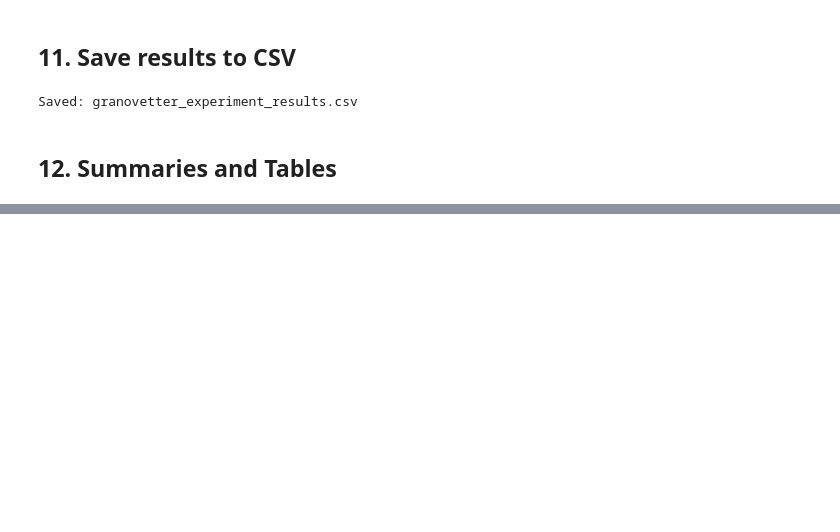
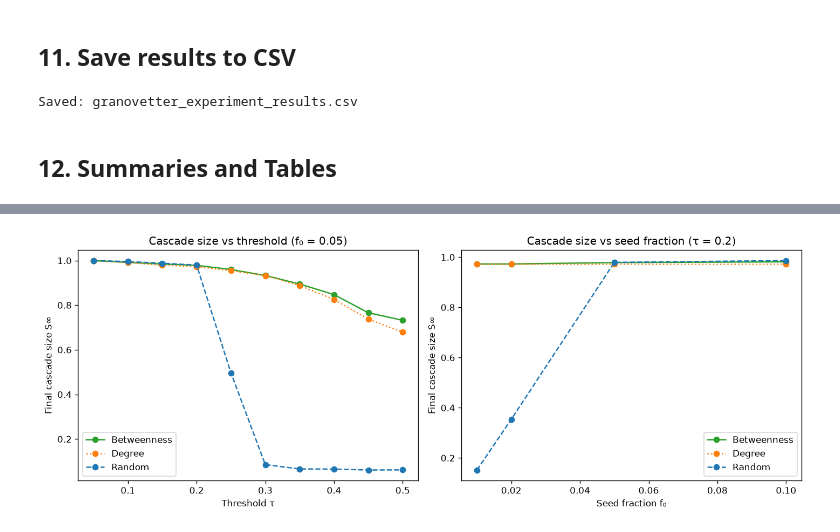
Before and after one commit to betsplie/mbdm, a Jupyter notebook: Assignment 2/Granovetter_Threshold_Experiments_v2_Hamsterster.ipynb, the cells around one changed output, grey strips where cells are left out. Cells and saved outputs as stored; diff of their text form; code cells hidden in the pictures; blank space fills up the shorter version.

```diff
--- a/Assignment 2/Granovetter_Threshold_Experiments_v2_Hamsterster.ipynb
+++ b/Assignment 2/Granovetter_Threshold_Experiments_v2_Hamsterster.ipynb
@@ -390,0 +346,32 @@ Completed 3 strategies in 10.6s
+# %%
+# Plots for both sweeps, with fixed linestyle per strategy
+STRAT_STYLES = {
+    "Random":      {"linestyle": "--"},
+    "Degree":      {"linestyle": ":"},
+    "Betweenness": {"linestyle": "-"},
+}
+
+fig, axes = plt.subplots(1, 2, figsize=(12, 4.5))
+
+for strat, group in df_tau.groupby("Strategy"):
+    means = group.groupby("tau")["FinalAdoption"].mean()
+    axes[0].plot(means.index, means.values, marker="o", label=strat,
+                 color=f"C{list(STRAT_STYLES).index(strat)}", **STRAT_STYLES[strat])
+axes[0].set_xlabel("Threshold τ")
+axes[0].set_ylabel("Final cascade size S∞")
+axes[0].set_title(f"Cascade size vs threshold (f₀ = {F0_MAIN})")
+axes[0].legend()
+
+for strat, group in df_f0.groupby("Strategy"):
+    means = group.groupby("f0")["FinalAdoption"].mean()
+    axes[1].plot(means.index, means.values, marker="o", label=strat,
+                 color=f"C{list(STRAT_STYLES).index(strat)}", **STRAT_STYLES[strat])
+axes[1].set_xlabel("Seed fraction f₀")
+axes[1].set_ylabel("Final cascade size S∞")
+axes[1].set_title(f"Cascade size vs seed fraction (τ = {TAU_MAIN})")
+axes[1].legend()
+
+plt.tight_layout()
+plt.show()
+# %% [output]
+[figure, added]
```
Also changed, not shown: parts of 21 cells of this notebook, 1 other file.
